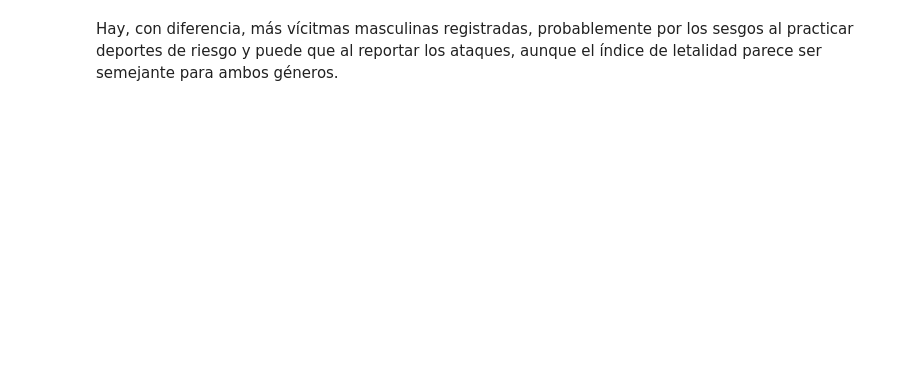
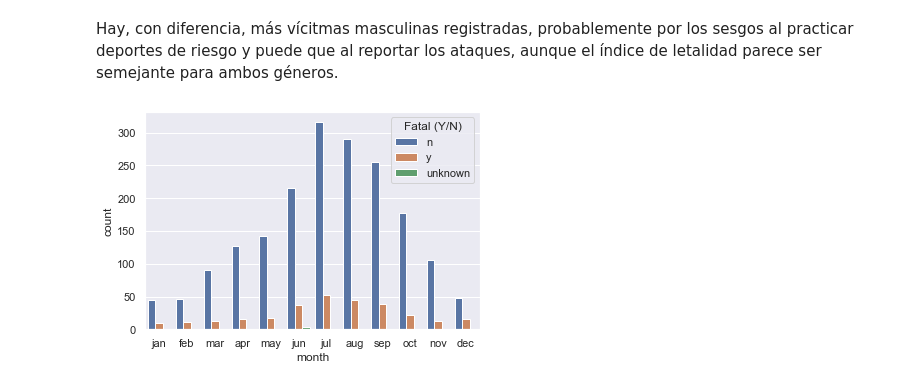
Before and after one commit to candelagarciafdez/data-cleaning-sharks, a Jupyter notebook: analysis.ipynb, the cells around one changed output. Drawn from its saved outputs; the diff is of its cells as text; code cells hidden in the pictures; blank space fills up the shorter version.

```diff
--- a/analysis.ipynb
+++ b/analysis.ipynb
@@ -51,2 +50,8 @@ for item in plot.get_xticklabels():
 # %% [markdown]
 Hay, con diferencia, más vícitmas masculinas registradas, probablemente por los sesgos al practicar deportes de riesgo y puede que al reportar los ataques, aunque el índice de letalidad parece ser semejante para ambos géneros.
+# %%
+month_order = ["jan","feb","mar","apr","may","jun","jul","aug","sep","oct","nov","dec"]
+# %%
+plot = sns.countplot(x = "month", hue = "Fatal (Y/N)", data = df[df.hemisferio=="norte"], order = month_order)
+# %% [output]
+[figure, added]
```
Also changed, not shown: parts of 10 cells of this notebook, 1 other file.
